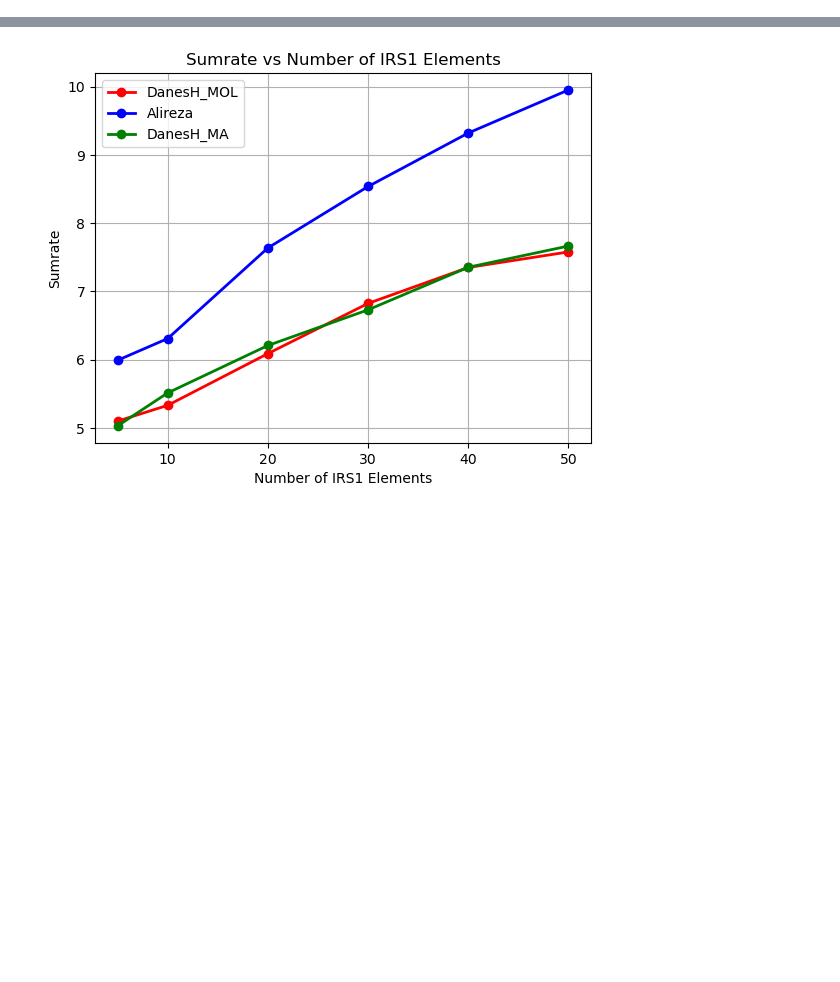
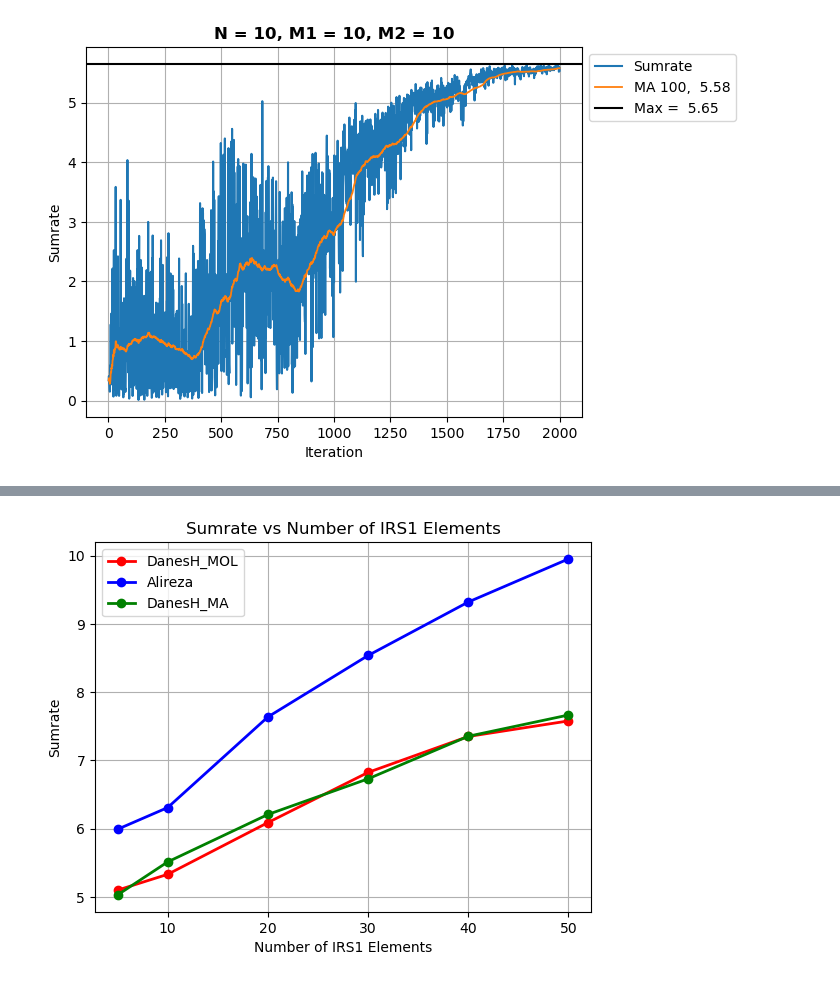
Before and after one commit to DanesH-Abdollahi/IRS-Project, a Jupyter notebook: src/main.ipynb, the cells around one changed output, grey strips where cells are left out. Cells and saved outputs as stored; diff of their text form; code cells hidden in the pictures; blank space fills up the shorter version.

```diff
--- a/src/main.ipynb
+++ b/src/main.ipynb
@@ -190,81 +99,20 @@ def run2(iterations: int, variable_noise:bool, env=None, agent=None, method="Ite
 # %%
-num_of_runs = 5
-average_sumrate_1 = 0
-average_sumrate_2 = 0
-average_sumrate_3 = 0
-average_sumrate_4 = 0
 sigma = 1e-2
+env = Environment(num_of_antennas=10, num_of_irs1=10, num_of_irs2=10,
+              path_loss_exponent=2, irs1_to_antenna=20,
+              irs2_to_antenna=30, irs1_to_irs2=40, transmitted_power=1, reward_function="man6",
+              state_dB=False, without_irs=False, double_reflection=True, no_irs=False)
 
-for _ in range(num_of_runs):
+U1 = env.CreateUser(distance_to_antenna=50, distance_to_irs1=50, distance_to_irs2=30,
+                            noise_var=sigma**2, los_to_antenna=False, los_to_irs1=True,
+                            los_to_irs2=False, sinr_threshold=1, penalty=10, allocated_power=0.5, weight=1)
 
-       env1 = Environment(num_of_antennas=10, num_of_irs1=10, num_of_irs2=10,
-                            path_loss_exponent=2, irs1_to_antenna=20,
-                            irs2_to_antenna=30, irs1_to_irs2=40, transmitted_power=1, reward_function="product*sumrate",
-                            state_dB=False, without_irs=False)
-
-       U11 = env1.CreateUser(distance_to_antenna=50, distance_to_irs1=50, distance_to_irs2=30,
-                                   noise_var=sigma**2, los_to_antenna=True, los_to_irs1=True,
-                                   los_to_irs2=True, sinr_threshold=1, penalty=10, allocated_power=0.5, weight=1)
-
-       U21 = env1.CreateUser(distance_to_antenna=60, distance_to_irs1=40, distance_to_irs2=20,
+U2 = env.CreateUser(distance_to_antenna=60, distance_to_irs1=40, distance_to_irs2=20,
                             noise_var=sigma**2, los_to_antenna=True, los_to_irs1=True,
                             los_to_irs2=True, sinr_threshold=1, penalty=10, allocated_power=0.5, weight=1)
 
-       # env2 = env1.copy()
-       # env2.without_irs = True
-       # env3 = env1.copy()
-       # env4 = env1.copy()
 
-       # env2.Users[0].weight = 2
-
-       # env1.state_dB = True
-
-       env1.reward_function = "man6"
-       # env2.reward_function = "man6"
-       # env3.reward_function = "man4"
-       # env4.reward_function = "product"
-
-
-       agent1, last_sumrate1, last_u1_sinr1, last_u2_sinr1 = run2(2000, variable_noise=True, env=env1, isplot=False, alpha=0.0002,
-                                   beta=0.0004, batch_size=128, multi_out_layer=True, last_layer_activation="tanh", buffer_size=500,
-                                   num_of_actors=4, dummy_actor_input=False,)
-
-       # agent2, last_sumrate2, last_u1_sinr2, last_u2_sinr2 = run2(2000, variable_noise=True, env=env2, isplot=False, alpha=0.0002,
-       #                             beta=0.0004, batch_size=128, multi_actor=True, last_layer_activation="tanh", buffer_size=500,
-       #                             num_of_actors=4,dummy_actor_input=False,)
-
-       # agent3, last_sumrate3, last_u1_sinr3, last_u2_sinr3 = run2(2000, variable_noise=True, env=env3, isplot=False, alpha=0.0002,
-       #                             beta=0.0004, batch_size=128, multi_actor=True)
-
-       # agent4, last_sumrate4, last_u1_sinr4, last_u2_sinr4 = run2(2000, variable_noise=True, env=env4, isplot=False, alpha=0.0002,
-       #                             beta=0.0004, batch_size=128, multi_actor=True)
-
-
-       average_sumrate_1 += last_sumrate1
-       # average_sumrate_2 += last_sumrate2
-       # average_sumrate_3 += last_sumrate3
-       # average_sumrate_4 += last_sumrate4
-
-       print(f"Sumrate_1 = {last_sumrate1 : < 10.3} U1_Rate_1 = {np.log2(1 + last_u1_sinr1) : < 10.3}\
-       U2_Rate_1 = {np.log2(1+  last_u2_sinr1) : < 10.3}")
-
-       # print(f"Sumrate_2 = {last_sumrate2 : < 10.3} U1_Rate_2 = {np.log2(1 + last_u1_sinr2) : < 10.3}\
-       # U2_Rate_2 = {np.log2(1 + last_u2_sinr2) : < 10.3}")
-
-       # print(f"Sumrate_3 = {last_sumrate3 : < 10.3} U1_Rate_3 = {np.log2(1 + last_u1_sinr3) : < 10.3}\
-       # U2_Rate_3 = {np.log2(1 + last_u2_sinr3) : < 10.3}")
-
-       # print(f"Sumrate_4 = {last_sumrate4 : < 10.3} U1_Rate_4 = {np.log2(1 + last_u1_sinr4) : < 10.3}\
-       # U2_Rate_4 = {np.log2(1 + last_u2_sinr4) : < 10.3}")
-
-       print("\n")
-
-average_sumrate_1 /= num_of_runs
-average_sumrate_2 /= num_of_runs
-average_sumrate_3 /= num_of_runs
-average_sumrate_4 /= num_of_runs
-
-
-# print(f"Avg 1 = {average_answ1 : < 5.2}")
-print(f"Avg 1 = {average_sumrate_1 : < 10.3}\nAvg 2 = {average_sumrate_2 : < 10.3}\nAvg 3 = {average_sumrate_3 : < 10.3}\nAvg 4 = {average_sumrate_4 : < 10.3}")
+agent1, last_sumrate1, last_u1_sinr1, last_u2_sinr1, data = run2(2000, variable_noise=True, env=env, isplot=True, alpha=0.0002,
+                            beta=0.0004, batch_size=128, multi_actor=True, last_layer_activation="tanh", buffer_size=500,
+                            num_of_actors=4,)
 # %% [output]
@@ -281,0 +119 @@ Avg 4 =  0.0
+[figure, added]
```
Also changed, not shown: parts of 12 cells of this notebook, 5 other files.
